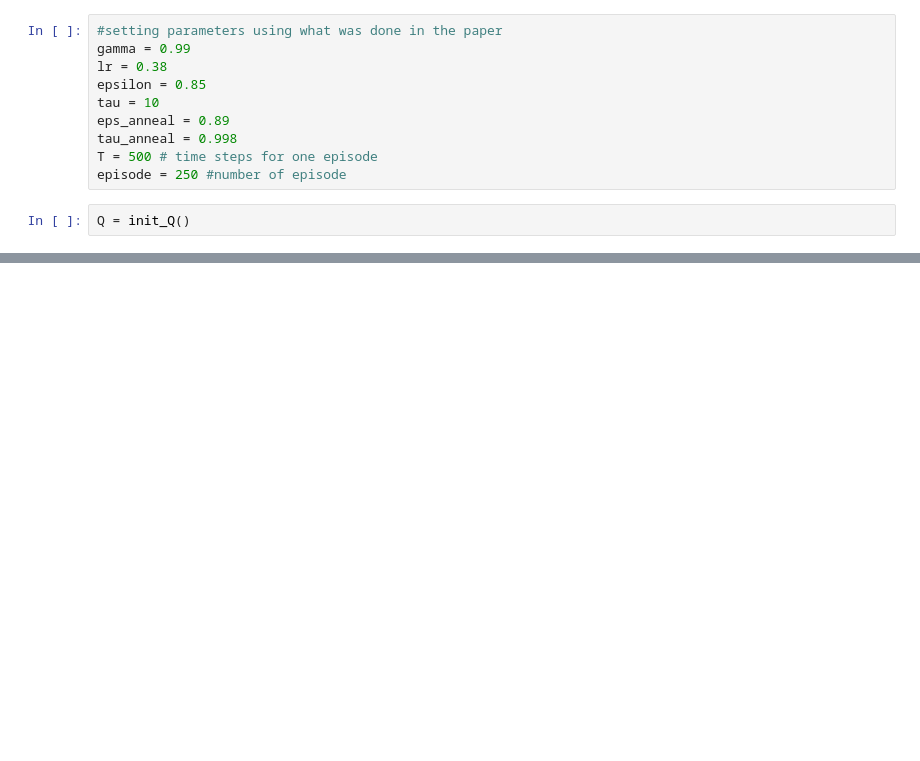
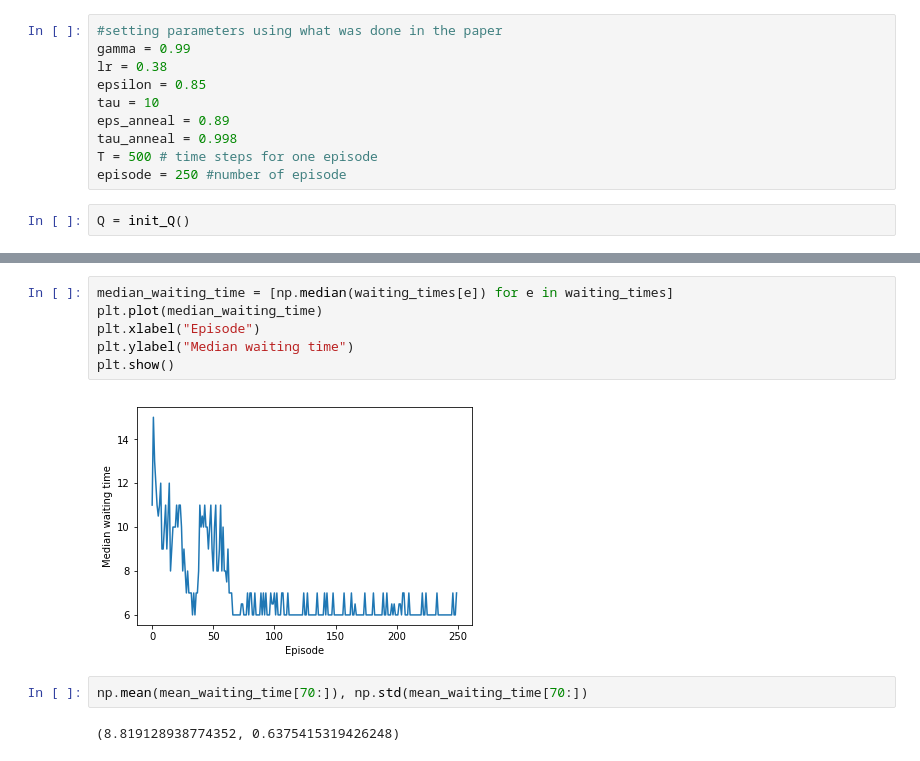
Before and after one commit to gabrielkasmi/reinforcement_learning, a Jupyter notebook: RL_elevator.ipynb, the cells around one changed output, grey strips where cells are left out. Cells and saved outputs as stored; diff of their text form; blank space fills up the shorter version.

```diff
--- a/RL_elevator.ipynb
+++ b/RL_elevator.ipynb
@@ -293 +366,13 @@ Add variables in class to measure waiting time
+# %%
+median_waiting_time = [np.median(waiting_times[e]) for e in waiting_times]
+plt.plot(median_waiting_time)
+plt.xlabel("Episode")
+plt.ylabel("Median waiting time")
+plt.show()
+# %% [output]
+[figure, added]
+# %%
+np.mean(mean_waiting_time[70:]), np.std(mean_waiting_time[70:])
+# %% [output]
+(8.819128938774352, 0.6375415319426248)
 # %%
```
Also changed, not shown: parts of 35 cells of this notebook.
